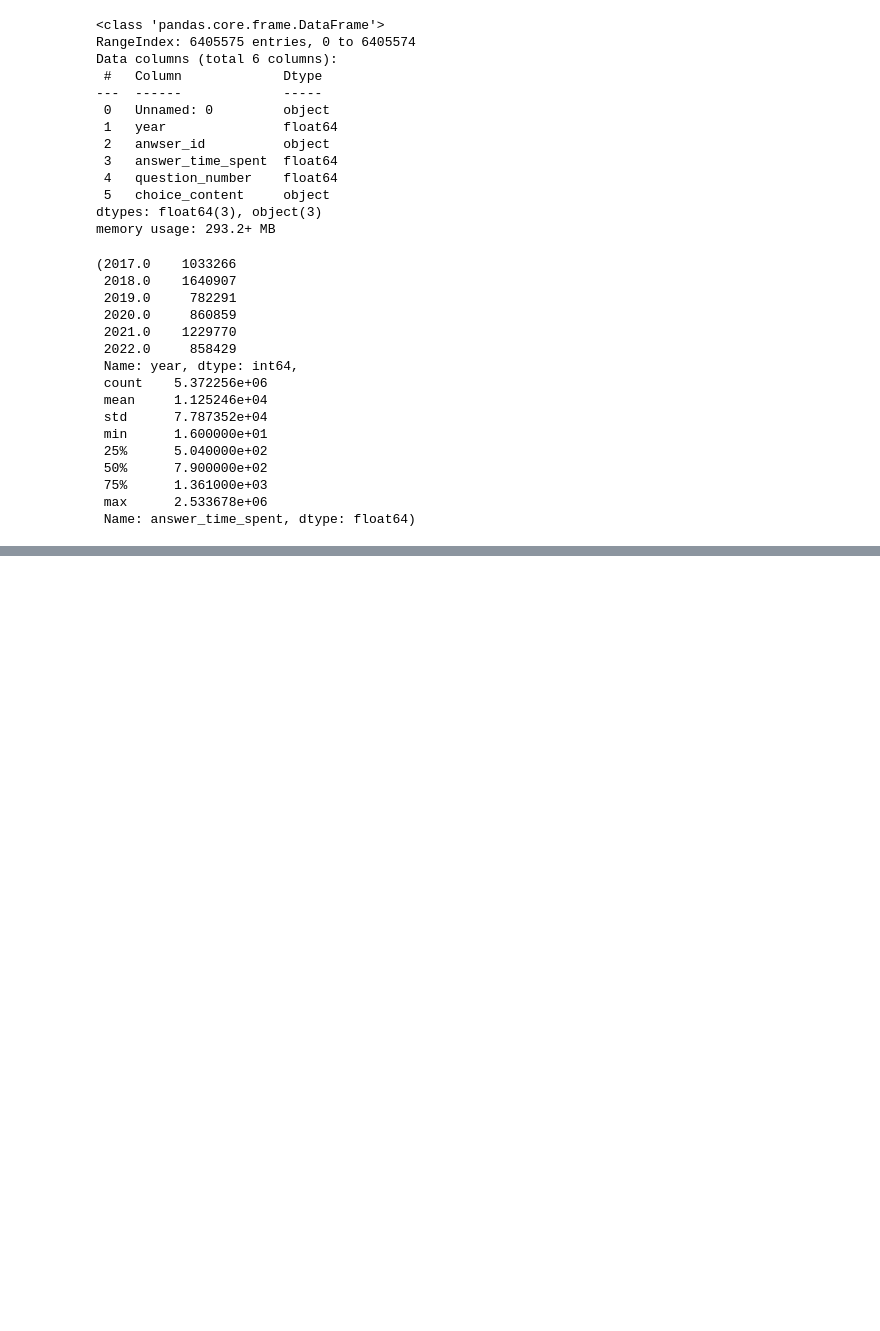
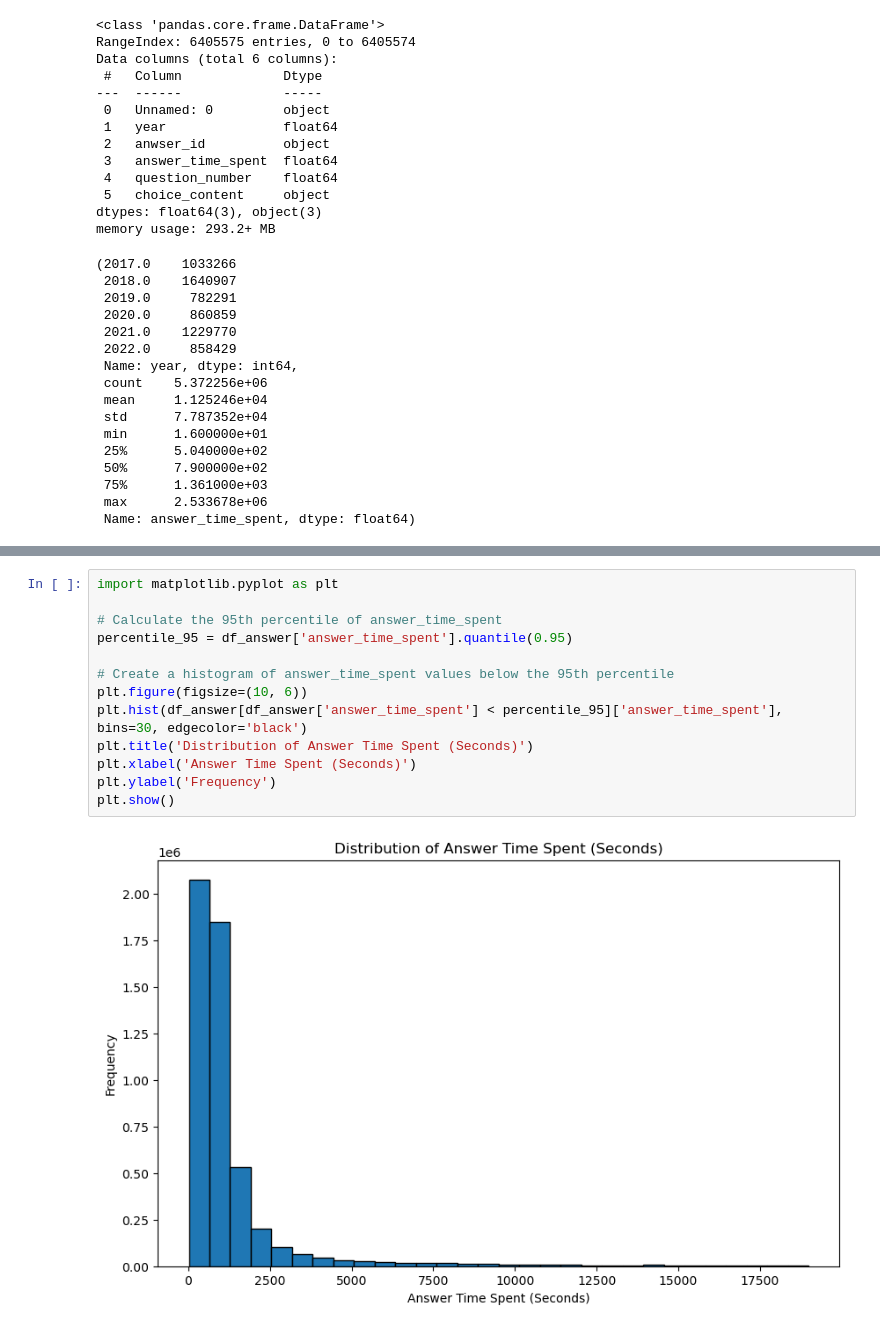
Before and after one commit to raj-rajat/kaggle-survey-2017-2022-long-format, a Jupyter notebook: kaggle-survey-2017-2022-long-format.ipynb, the cells around one changed output, grey strips where cells are left out. Drawn from its saved outputs; the diff is of its cells as text; blank space fills up the shorter version.

```diff
--- a/kaggle-survey-2017-2022-long-format.ipynb
+++ b/kaggle-survey-2017-2022-long-format.ipynb
@@ -123,0 +157,15 @@ memory usage: 293.2+ MB
+# %%
+import matplotlib.pyplot as plt
+
+# Calculate the 95th percentile of answer_time_spent
+percentile_95 = df_answer['answer_time_spent'].quantile(0.95)
+
+# Create a histogram of answer_time_spent values below the 95th percentile
+plt.figure(figsize=(10, 6))
+plt.hist(df_answer[df_answer['answer_time_spent'] < percentile_95]['answer_time_spent'], bins=30, edgecolor='black')
+plt.title('Distribution of Answer Time Spent (Seconds)')
+plt.xlabel('Answer Time Spent (Seconds)')
+plt.ylabel('Frequency')
+plt.show()
+# %% [output]
+[figure, added]
```
Also changed, not shown: parts of 13 cells of this notebook.
